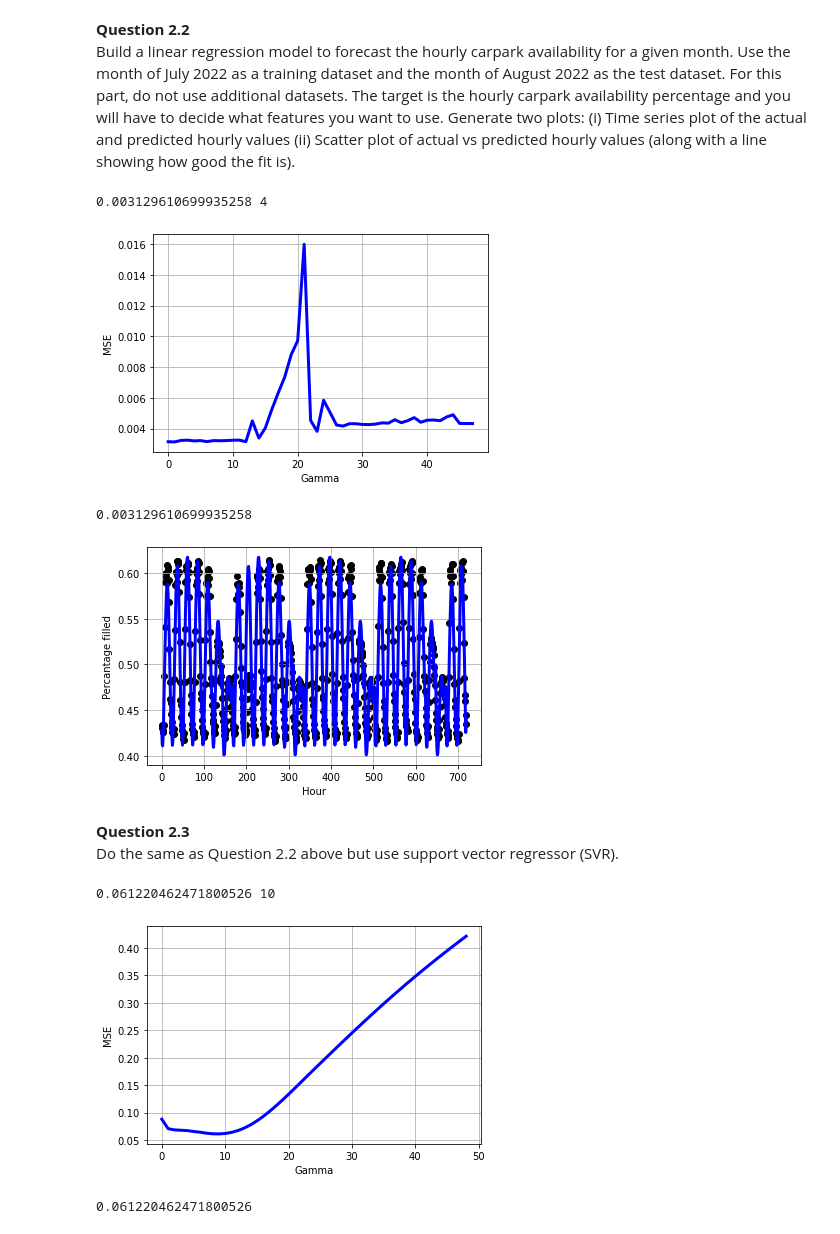
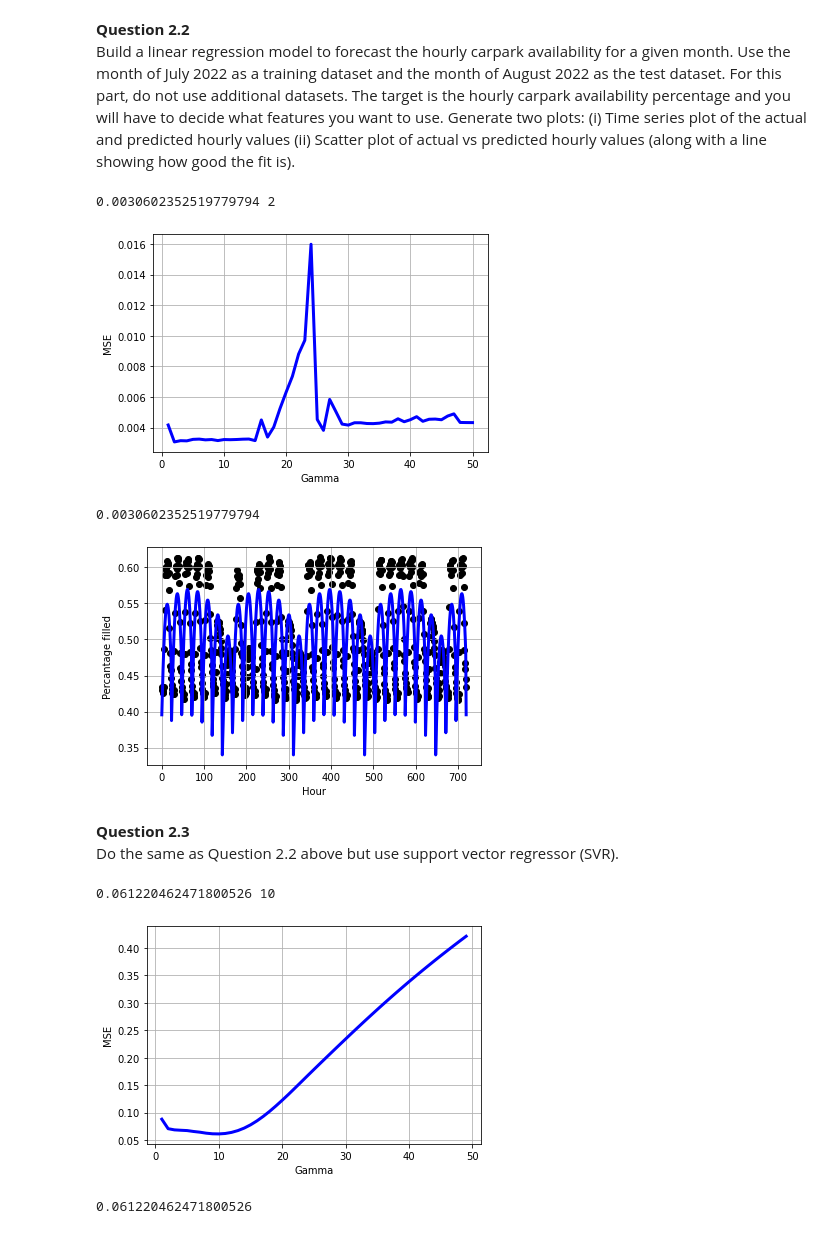
Before and after one commit to EthanWong2212/EE4211_Proj, a Jupyter notebook: part2_weekday.ipynb, the cells around one changed output. Cells and saved outputs as stored; diff of their text form; code cells hidden in the pictures.

```diff
--- a/part2_test.ipynb
+++ b/part2_weekday.ipynb
@@ -173,37 +173,38 @@ for _ in range(time_intervals):
 # %%
 import sklearn.linear_model as lm
 from sklearn.preprocessing import PolynomialFeatures
-dim = 3
+start = 1
+dim = start
 final_dim = 0
 mse_arr = []
 mse = 99999999999999999
 def linear_regressor(dim):
     poly = PolynomialFeatures(dim)
     train_x_poly = poly.fit_transform(train_x.reshape(-1,2))
     test_x_poly = poly.fit_transform(np.asarray(test_x).reshape(-1,2))
     regressor = lm.LinearRegression()
     regressor.fit(train_x_poly, train_y) #training the algorithm
     # print(regressor.coef_)
     predicted = regressor.predict(test_x_poly)
     return regressor,mean_squared_error(train_y, predicted)
 
 while dim<=50:
     temp_regressor,temp_mse = linear_regressor(dim)
     mse_arr.append(temp_mse)
     if temp_mse<mse:
         regressor = temp_regressor
         final_dim = dim
         mse = temp_mse
     dim += 1
 print(mse,final_dim)
-plt.plot([x for x in range(len(mse_arr))], mse_arr, color="blue", linewidth=3)
+plt.plot([x for x in range(start,len(mse_arr)+start)], mse_arr, color="blue", linewidth=3)
 plt.grid(True)
 plt.xlabel("Gamma")
 plt.ylabel("MSE")
 plt.show()
 # %% [output]
-0.003129610699935258 4
+0.0030602352519779794 2
-[figure, old version]
+[figure, new version]
 # %%
 poly = PolynomialFeatures(final_dim)
 test_x_poly = poly.fit_transform(np.asarray(test_x).reshape(-1,2))
@@ -219,8 +220,8 @@ plt.ylabel("Percantage filled")
 
 plt.show()
 # %% [output]
-0.003129610699935258
+0.0030602352519779794
-[figure, old version]
+[figure, new version]
 # %% [markdown]
 **Question 2.3**<br>
 Do the same as Question 2.2 above but use support vector regressor (SVR).
@@ -237,7 +238,8 @@ train_y_scaled = sc_y.fit_transform(np.asarray(train_y).reshape(-1, 1))
 test_x_scaled = sc_X.fit_transform(np.array(test_x).reshape(-1,2))
 test_y_scaled = sc_y.fit_transform(np.array(test_y).reshape(-1,1))
 # %%
-gamma = 1
+start = 1
+gamma = start
 final_gamma = 0
 mse_arr = []
 mse = 99999999999999999
@@ -256,14 +258,14 @@ while gamma<50:
     gamma += 1
 
 print(mse,final_gamma)
-plt.plot([x for x in range(len(mse_arr))], mse_arr, color="blue", linewidth=3)
+plt.plot([x for x in range(start,len(mse_arr)+start)], mse_arr, color="blue", linewidth=3)
 plt.grid(True)
 plt.xlabel("Gamma")
 plt.ylabel("MSE")
 plt.show()
 # %% [output]
 0.061220462471800526 10
-[figure, old version]
+[figure, new version]
 # %%
 predicted = regressor.predict(test_x_scaled)
 print(mean_squared_error(test_y_scaled, predicted))
```
Also changed, not shown: parts of 1 cell of this notebook, 1 other file.
